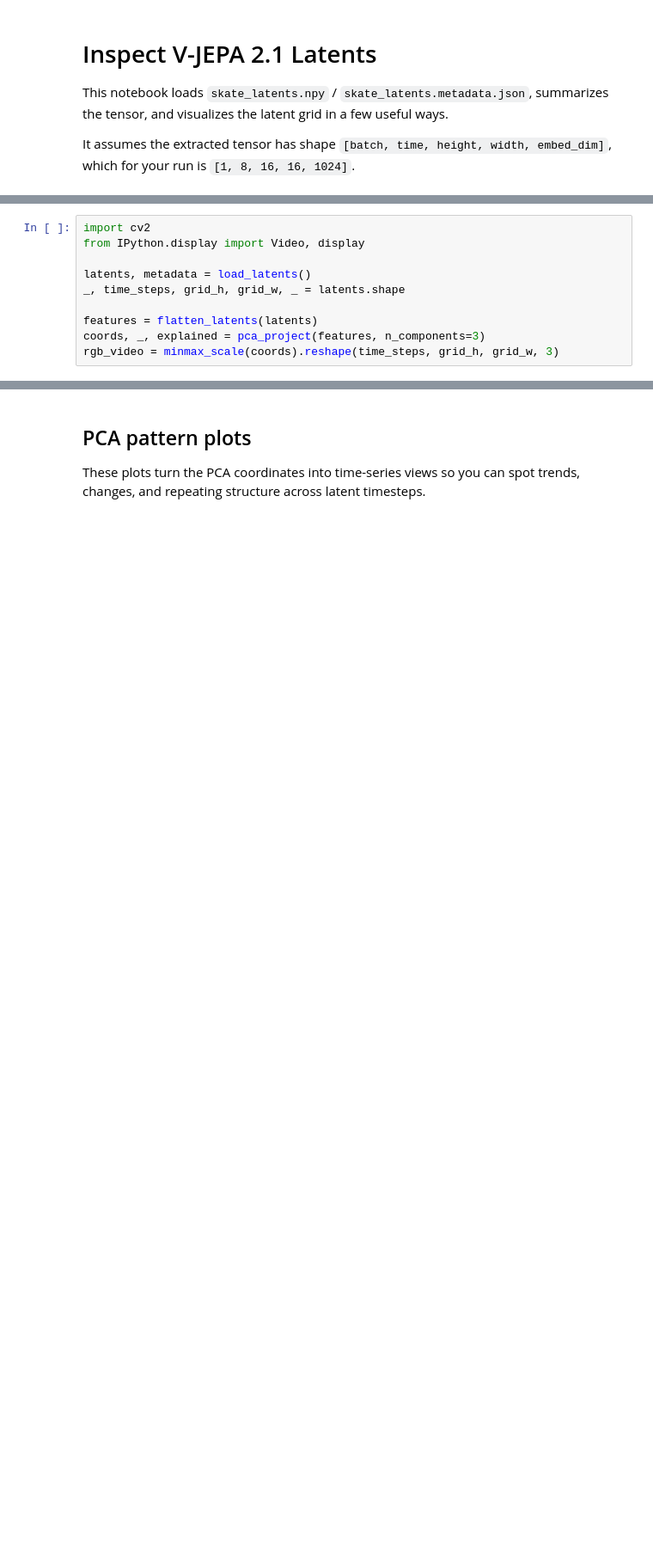
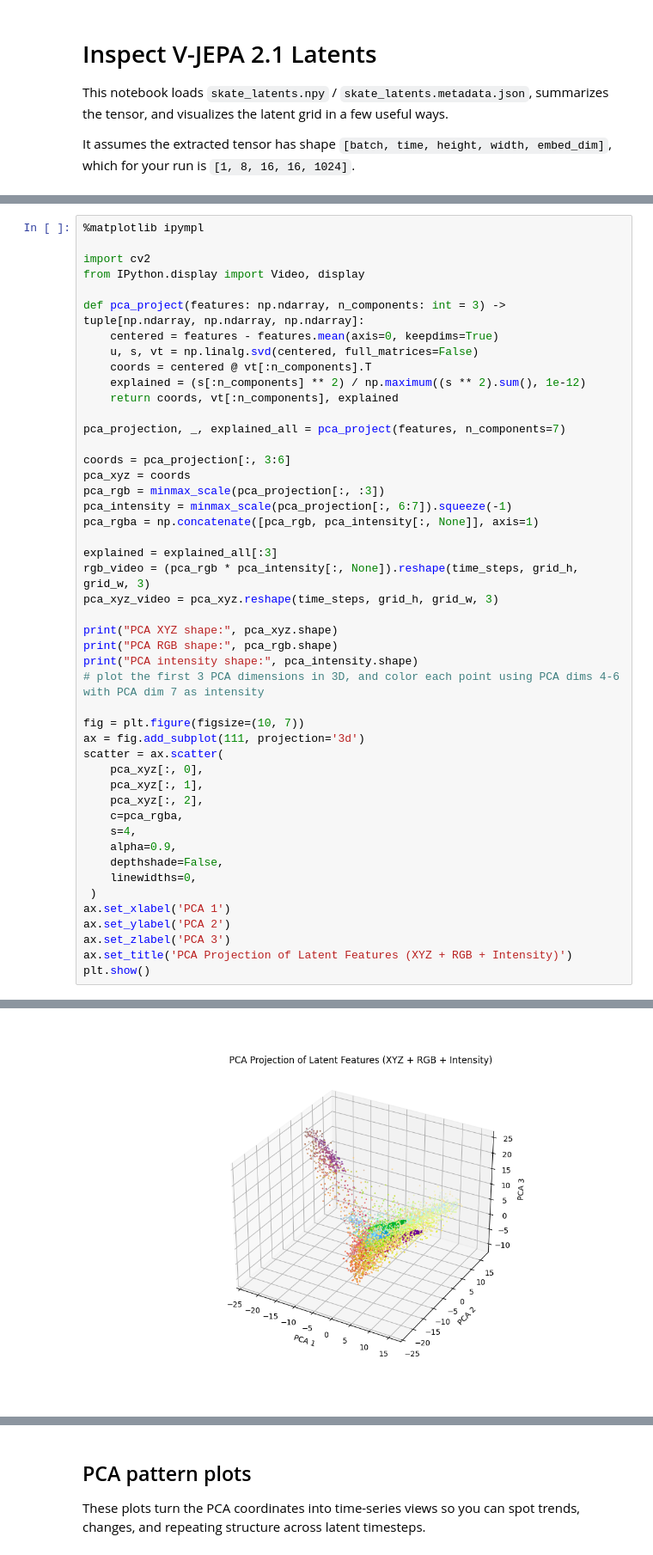
Before and after one commit to pishty1/vjepa-gradio-playground, a Jupyter notebook: inspectdata.ipynb, the cells around one changed output, grey strips where cells are left out. Shown at 86% size. Cells and saved outputs as stored; diff of their text form; blank space fills up the shorter version.

```diff
--- a/inspectdata.ipynb
+++ b/inspectdata.ipynb
@@ -56,10 +58,0 @@ def minmax_scale(values: np.ndarray) -> np.ndarray:
-# %%
-import cv2
-from IPython.display import Video, display
-
-latents, metadata = load_latents()
-_, time_steps, grid_h, grid_w, _ = latents.shape
-
-features = flatten_latents(latents)
-coords, _, explained = pca_project(features, n_components=3)
-rgb_video = minmax_scale(coords).reshape(time_steps, grid_h, grid_w, 3)
@@ -94,0 +102,48 @@ plt.show()
+# %%
+%matplotlib ipympl
+
+import cv2
+from IPython.display import Video, display
+
+def pca_project(features: np.ndarray, n_components: int = 3) -> tuple[np.ndarray, np.ndarray, np.ndarray]:
+    centered = features - features.mean(axis=0, keepdims=True)
+    u, s, vt = np.linalg.svd(centered, full_matrices=False)
+    coords = centered @ vt[:n_components].T
+    explained = (s[:n_components] ** 2) / np.maximum((s ** 2).sum(), 1e-12)
+    return coords, vt[:n_components], explained
+
+pca_projection, _, explained_all = pca_project(features, n_components=7)
+
+coords = pca_projection[:, 3:6]
+pca_xyz = coords
+pca_rgb = minmax_scale(pca_projection[:, :3])
+pca_intensity = minmax_scale(pca_projection[:, 6:7]).squeeze(-1)
+pca_rgba = np.concatenate([pca_rgb, pca_intensity[:, None]], axis=1)
+
+explained = explained_all[:3]
+rgb_video = (pca_rgb * pca_intensity[:, None]).reshape(time_steps, grid_h, grid_w, 3)
+pca_xyz_video = pca_xyz.reshape(time_steps, grid_h, grid_w, 3)
+
+print("PCA XYZ shape:", pca_xyz.shape)
+print("PCA RGB shape:", pca_rgb.shape)
+print("PCA intensity shape:", pca_intensity.shape)
+# plot the first 3 PCA dimensions in 3D, and color each point using PCA dims 4-6 with PCA dim 7 as intensity
+
+fig = plt.figure(figsize=(10, 7))
+ax = fig.add_subplot(111, projection='3d')
+scatter = ax.scatter(
+    pca_xyz[:, 0],
+    pca_xyz[:, 1],
+    pca_xyz[:, 2],
+    c=pca_rgba,
+    s=4,
+    alpha=0.9,
+    depthshade=False,
+    linewidths=0,
+ )
+ax.set_xlabel('PCA 1')
+ax.set_ylabel('PCA 2')
+ax.set_zlabel('PCA 3')
+ax.set_title('PCA Projection of Latent Features (XYZ + RGB + Intensity)')
+plt.show()
+# %% [output]
@@ -95,3 +153,4 @@ plt.show()
+[figure, added]
 # %%
 
 
```
Also changed, not shown: parts of 8 cells of this notebook, 1 other file.
